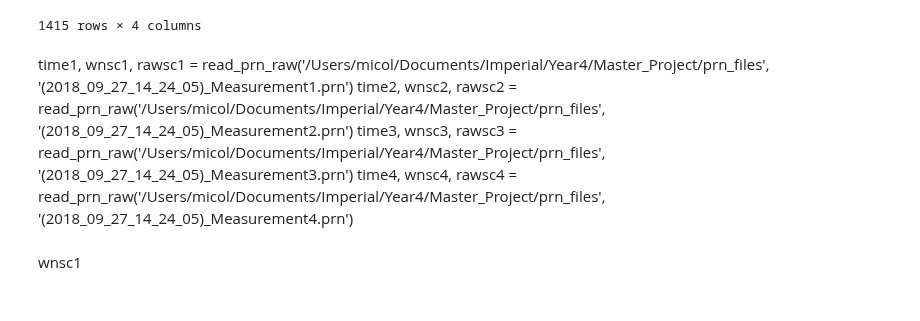
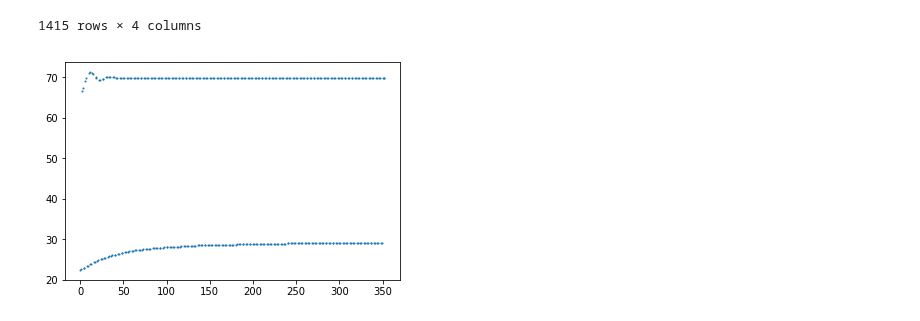
Before and after one commit to micolbedarida/MSci_Project, a Jupyter notebook: matching_time_and_temps.ipynb, the cells around one changed output. Cells and saved outputs as stored; diff of their text form; code cells hidden in the pictures.

```diff
--- a/matching_time_and_temps.ipynb
+++ b/matching_time_and_temps.ipynb
@@ -288,7 +289,26 @@ def read_prn_raw(directory, filename):
-# %% [markdown]
-time1, wnsc1, rawsc1 = read_prn_raw('/Users/micol/Documents/Imperial/Year4/Master_Project/prn_files', '(2018_09_27_14_24_05)_Measurement1.prn')
-time2, wnsc2, rawsc2 = read_prn_raw('/Users/micol/Documents/Imperial/Year4/Master_Project/prn_files', '(2018_09_27_14_24_05)_Measurement2.prn')
-time3, wnsc3, rawsc3 = read_prn_raw('/Users/micol/Documents/Imperial/Year4/Master_Project/prn_files', '(2018_09_27_14_24_05)_Measurement3.prn')
-time4, wnsc4, rawsc4 = read_prn_raw('/Users/micol/Documents/Imperial/Year4/Master_Project/prn_files', '(2018_09_27_14_24_05)_Measurement4.prn')
-# %% [markdown]
-wnsc1
+# %%
+temps_avg_4 = []
+temps_std_4 = []
+
+while len(times)%4 != 0:
+    del times[-1]
+
+times_4 = np.reshape(np.array(times), (int(np.floor(len(times)/4)),4))
+
+i=0
+for spectra in times_4[:-1]:
+    times_list = list(filter(lambda t: (t>spectra[0] and t<times_4[i+1][0]) , temp_time))
+    index_list = [temp_time.index(item) for item in times_list]
+    if hc_list[i*4] == 'h':
+        temps_list = [temp_hot[a] for a in index_list]
+    elif hc_list[i*4] == 'c':
+        temps_list = [temp_cold[a] for a in index_list]
+    temps_avg_4.append(np.average(temps_list))
+    temps_std_4.append(np.std(temps_list))
+    i+=1
+# %%
+# check that there are no outliers
+plt.scatter(np.arange(len(temps_avg_4)), temps_avg_4, s=1)
+plt.show()
+# %% [output]
+[figure, added]
```
Also changed, not shown: parts of 11 cells of this notebook.
